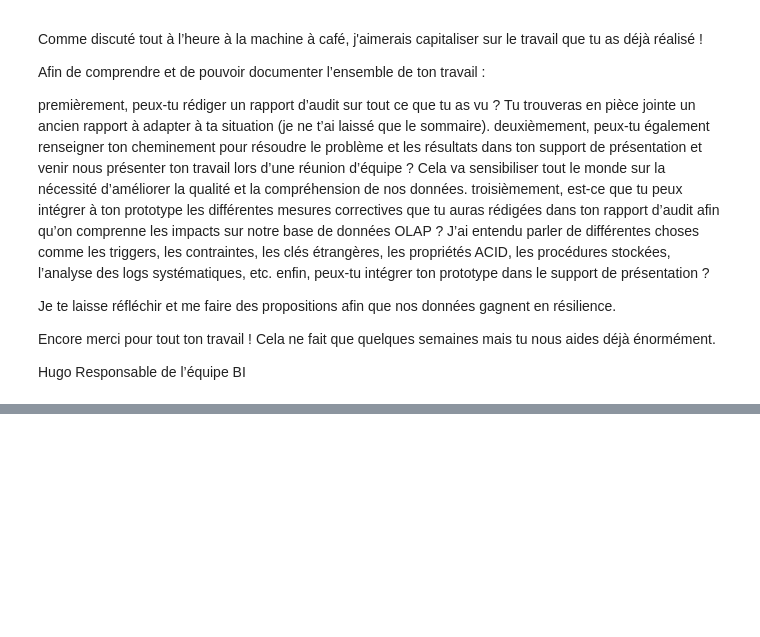
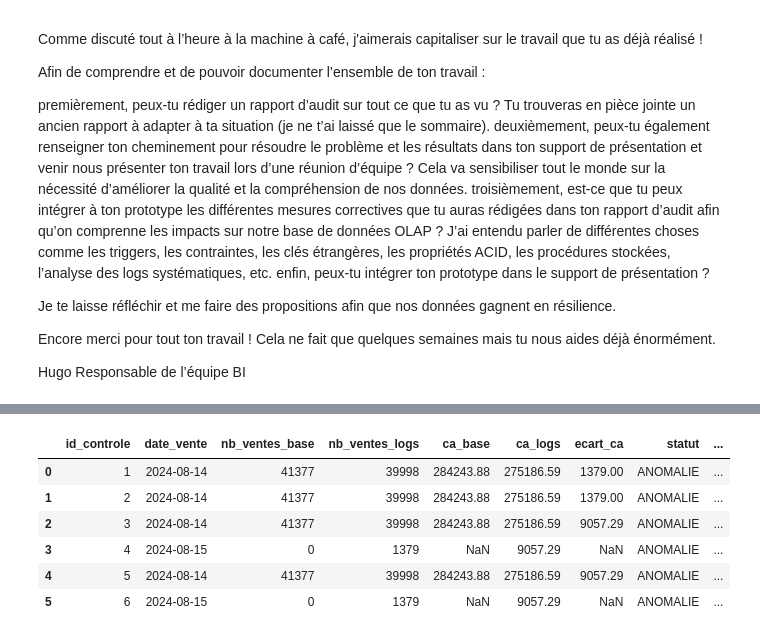
Before and after one commit to Sebules/Project_4_OpenClassrooms_Data_Engineer, a Jupyter notebook: Projet4-Sebastien.ipynb, the cells around one changed output, grey strips where cells are left out. Drawn from its saved outputs; the diff is of its cells as text; code cells hidden in the pictures; blank space fills up the shorter version.

```diff
--- a/Projet4-Sebastien.ipynb
+++ b/Projet4-Sebastien.ipynb
@@ -1385,0 +1389,20 @@ Responsable de l’équipe BI
+# %%
+sql_command = """
+CREATE TABLE IF NOT EXISTS controle_completude_ventes (
+id_controle SERIAL PRIMARY KEY,
+date_vente DATE NOT NULL,
+nb_ventes_base INTEGER,
+nb_ventes_logs INTEGER,
+ca_base NUMERIC(12,2),
+ca_logs NUMERIC(12,2),
+ecart_ca NUMERIC(12,2),
+statut VARCHAR(10) NOT NULL
+	CHECK(statut IN('ANOMALIE', 'CONFORME')),
+date_controle TIMESTAMP NOT NULL DEFAULT CURRENT_TIMESTAMP,
+id_controleur VARCHAR,
+commentaires TEXT
+);
+"""
+with engine.connect() as conn:
+    conn.execute(text(sql_command))
+    conn.commit()
@@ -1385,0 +1505,13 @@ Responsable de l’équipe BI
+# %%
+sql_text = "SELECT * FROM controle_completude_ventes;"
+with engine.connect() as conn:
+    resultat=pd.read_sql(text(sql_text), conn)
+resultat
+# %% [output]
+|  | id_controle | date_vente | nb_ventes_base | nb_ventes_logs | ca_base | ca_logs | ecart_ca | statut | ... |
+| 0 | 1 | 2024-08-14 | 41377 | 39998 | 284243.88 | 275186.59 | 1379.00 | ANOMALIE | ... |
+| 1 | 2 | 2024-08-14 | 41377 | 39998 | 284243.88 | 275186.59 | 1379.00 | ANOMALIE | ... |
+| 2 | 3 | 2024-08-14 | 41377 | 39998 | 284243.88 | 275186.59 | 9057.29 | ANOMALIE | ... |
+| 3 | 4 | 2024-08-15 | 0 | 1379 | NaN | 9057.29 | NaN | ANOMALIE | ... |
+| 4 | 5 | 2024-08-14 | 41377 | 39998 | 284243.88 | 275186.59 | 9057.29 | ANOMALIE | ... |
+| 5 | 6 | 2024-08-15 | 0 | 1379 | NaN | 9057.29 | NaN | ANOMALIE | ... |
```
Also changed, not shown: parts of 8 cells of this notebook, 3 other files.
